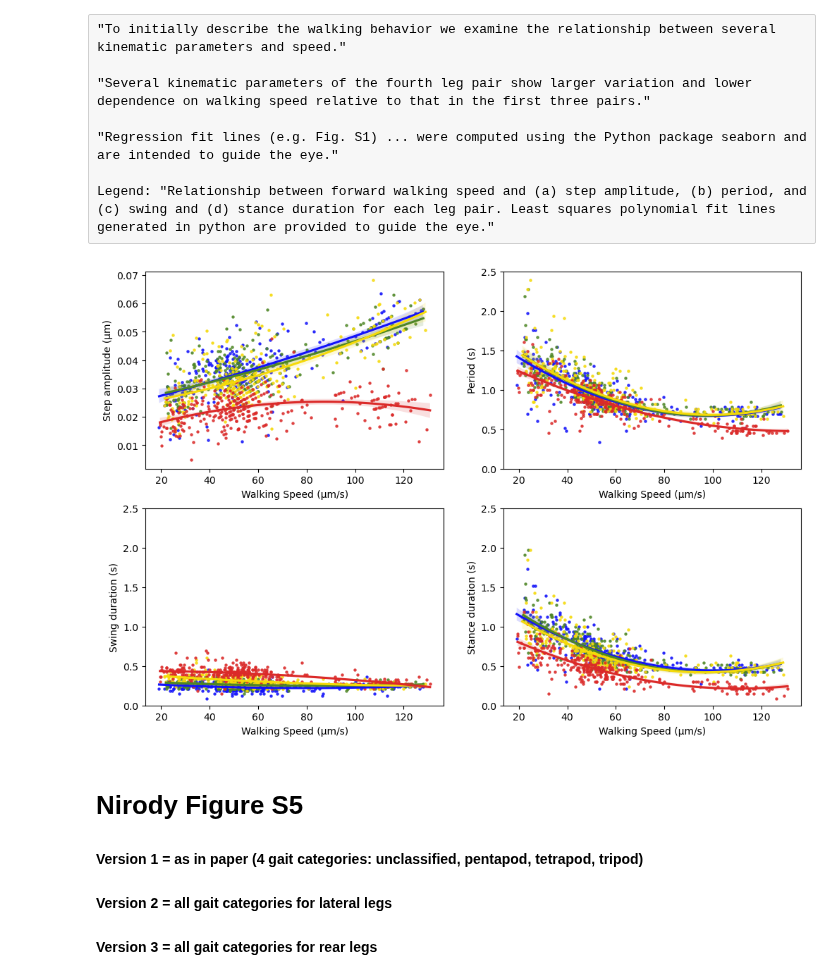
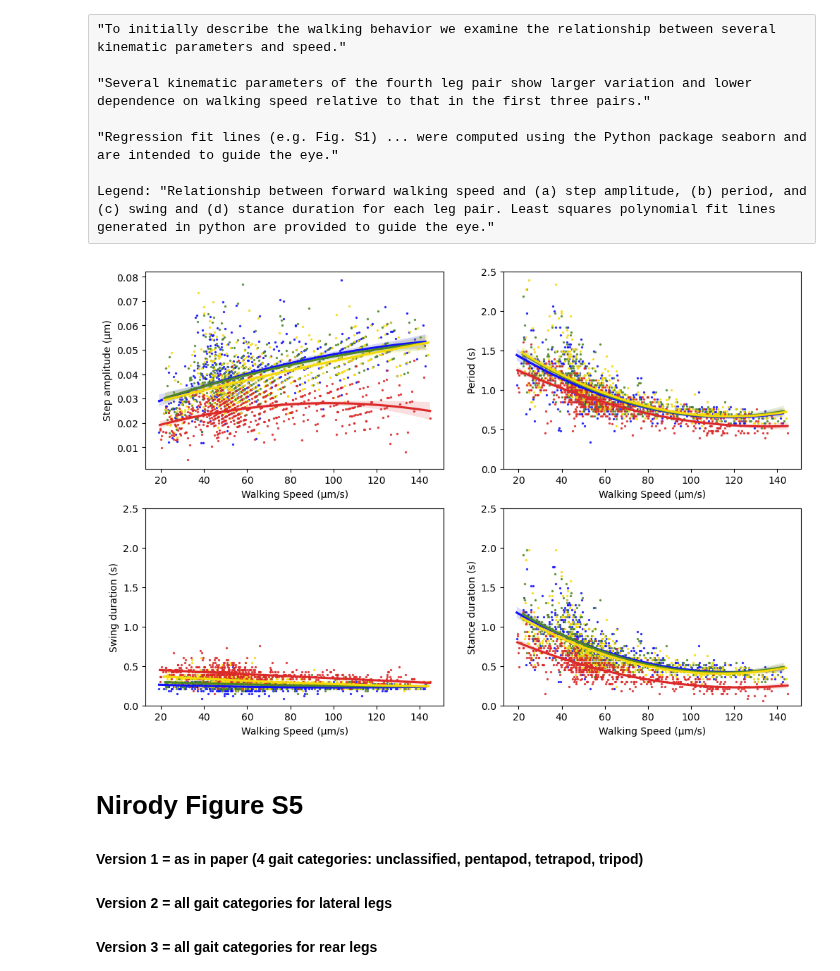
Before and after one commit to enwudz/gait, a Jupyter notebook: Speed and Step Kinematics.ipynb, the cells around one changed output. Drawn from its saved outputs; the diff is of its cells as text; code cells hidden in the pictures.

```diff
--- a/Speed and Step Kinematics.ipynb
+++ b/Speed and Step Kinematics.ipynb
@@ -28,7 +29,7 @@ all_exemplaris_through_9Nov23_combined.xlsx
 iw_9Nov23_exemplaris_inverted_combined.xlsx
 # %%
 # specify the data file
-data_file = 'iw_9Nov23_exemplaris_inverted_combined.xlsx'
+data_file = 'iw_11Dec23_and_9Nov23_15Dec-combined.xlsx'
 # %% [markdown]
 # Nirody Figure 2
 # %% [raw]
@@ -238,35 +238,35 @@ for i, d in enumerate(data_desciptions):
     for j, leg_pair in enumerate(leg_pairs):
 
         # get data for this pair for this datatype
         pair_data = step_df.copy()[step_df['legID'].isin(leg_pair)]
         pair_data[speed_col] = pair_data[speed_col].values * 1000 # convert to µm
 
         # scatter and regression line ... not so nice b/c cannot figure out fit
 #         x_data = pair_data[speed_col].values * 1000
 #         y_data = pair_data[data_cols[i]].values
 #         coefficients = np.polyfit(x_data, y_data, 2)
 #         fitted_data = np.sort(np.polyval(coefficients, x_data))
 #         if d in ['Period (s)','Swing duration (s)','Stance duration (s)']:
 #             fitted_data = np.flip(fitted_data)
 #         # scatter
 #         ax.scatter(x_data,y_data,s=5,c=pair_colors[j],alpha=0.7)
 #         # add fit line
 #         ax.plot(np.linspace(0, np.max(x_data), len(x_data)),fitted_data,color=pair_colors[j], linewidth=2)
 
         # scatter plot and regression line from seaborn
         xcol = speed_col
         ycol = data_cols[i]
         sns.regplot(data=pair_data, x=xcol, y=ycol, ax=ax,
-                    scatter_kws ={'s':5}, color=pair_colors[j], order=2) # lowess=True
+                    scatter_kws ={'s':2}, color=pair_colors[j], order=2) # lowess=True
 
     ax.set_ylabel(d)
     ax.set_xlabel('Walking Speed (µm/s)')
     if d in ['Period (s)','Swing duration (s)','Stance duration (s)']:
         ax.set_ylim([0,2.5])
 
 plt.show()
 # %% [output]
-[figure, old version]
+[figure, new version]
 # %% [markdown]
 # Nirody Figure S5
 
```
Also changed, not shown: parts of 9 cells of this notebook, 1 other file.
